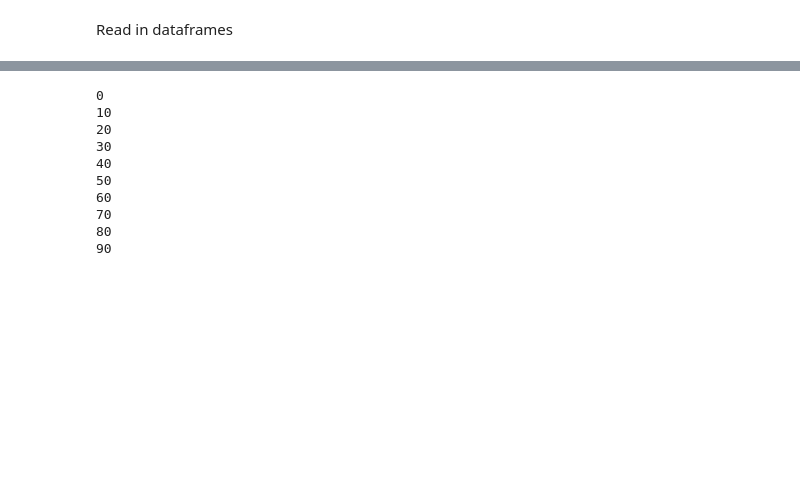
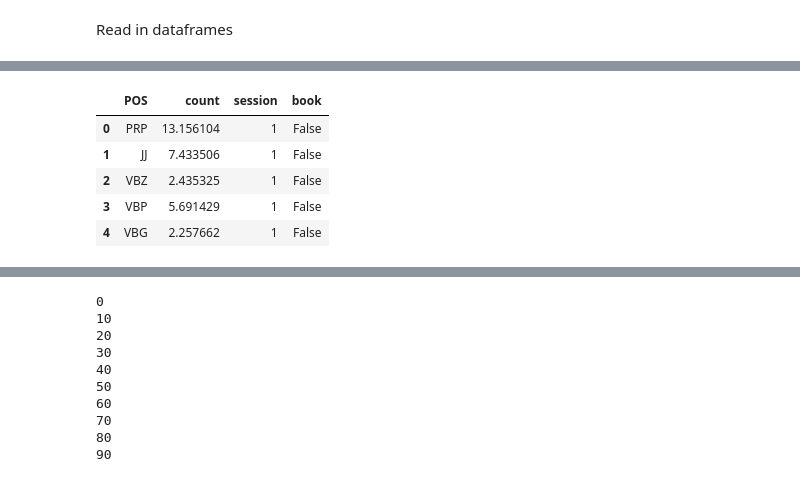
Before and after one commit to jgdenby/content-analysis-2018, a Jupyter notebook: ChildBookProject/FinalProj.ipynb, the cells around one changed output, grey strips where cells are left out. Saved outputs shown, nothing was run; the diff lists cells and outputs as text; code cells hidden in the pictures; blank space fills up the shorter version.

```diff
--- a/ChildBookProject/FinalProj.ipynb
+++ b/ChildBookProject/FinalProj.ipynb
@@ -183,0 +304,9 @@ n = 150
+# %%
+booksessionavgcountsdf.head()
+# %% [output]
+|  | POS | count | session | book |
+| 0 | PRP | 13.156104 | 1 | False |
+| 1 | JJ | 7.433506 | 1 | False |
+| 2 | VBZ | 2.435325 | 1 | False |
+| 3 | VBP | 5.691429 | 1 | False |
+| 4 | VBG | 2.257662 | 1 | False |
```
Also changed, not shown: parts of 40 cells of this notebook.
